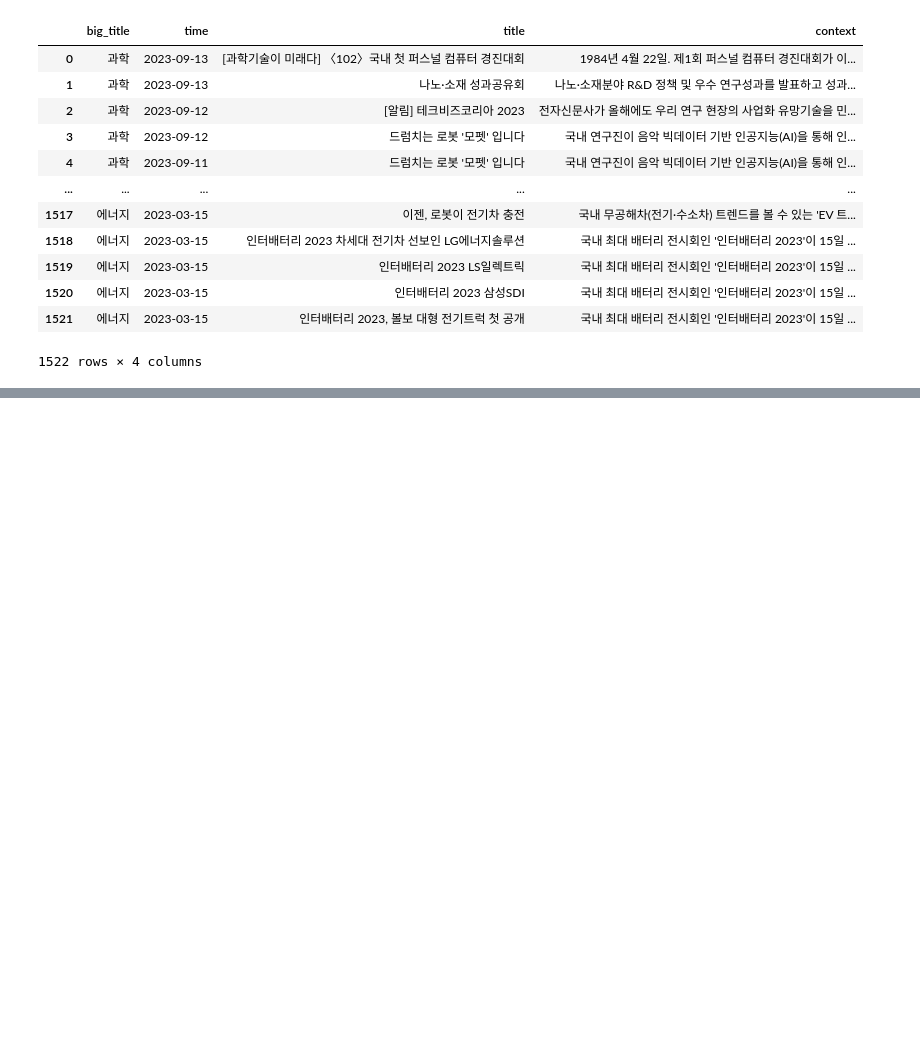
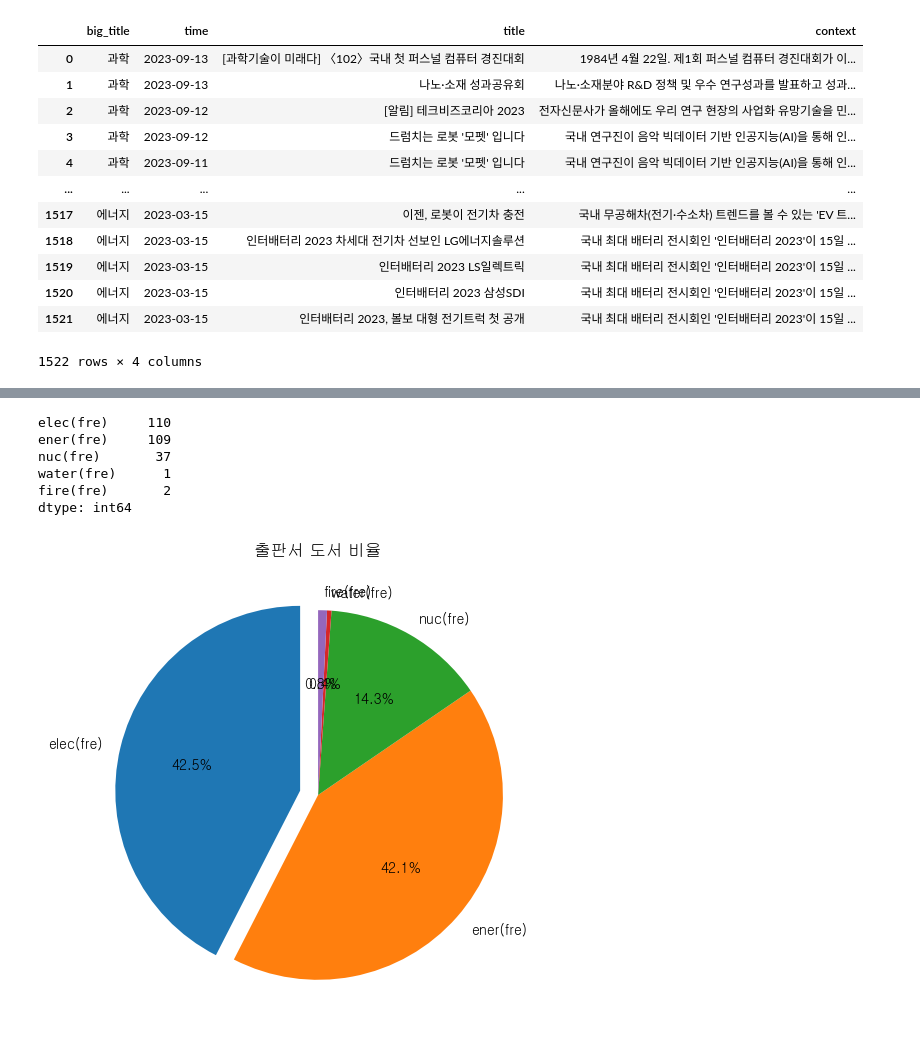
Before and after one commit to yoon0718/kepco, a Jupyter notebook: 09.15_mini_project_data_summary.ipynb, the cells around one changed output, grey strips where cells are left out. Drawn from its saved outputs; the diff is of its cells as text; code cells hidden in the pictures; blank space fills up the shorter version.

```diff
--- a/09.15_mini_project_data_summary.ipynb
+++ b/09.15_mini_project_data_summary.ipynb
@@ -90,0 +633,19 @@ new_data
+# %%
+df2_reset_science.loc[:, 'elec(fre)':].sum()
+# %% [output]
+elec(fre)     110
+ener(fre)     109
+nuc(fre)       37
+water(fre)      1
+fire(fre)       2
+dtype: int64
+# %%
+data = df2_reset_science.loc[:, 'elec(fre)':].sum()
+labels = df2_reset_science.loc[:, 'elec(fre)':].sum().index
+
+fig, axs = plt.subplots(figsize=(8, 6))
+axs.pie(data, labels=labels, startangle=90, autopct='%.1f%%', explode=[0.1]+[0]*4)
+axs.set_title('출판서 도서 비율')
+fig.show()
+# %% [output]
+[figure, added]
```
Also changed, not shown: parts of 49 cells of this notebook, 1 other file.
